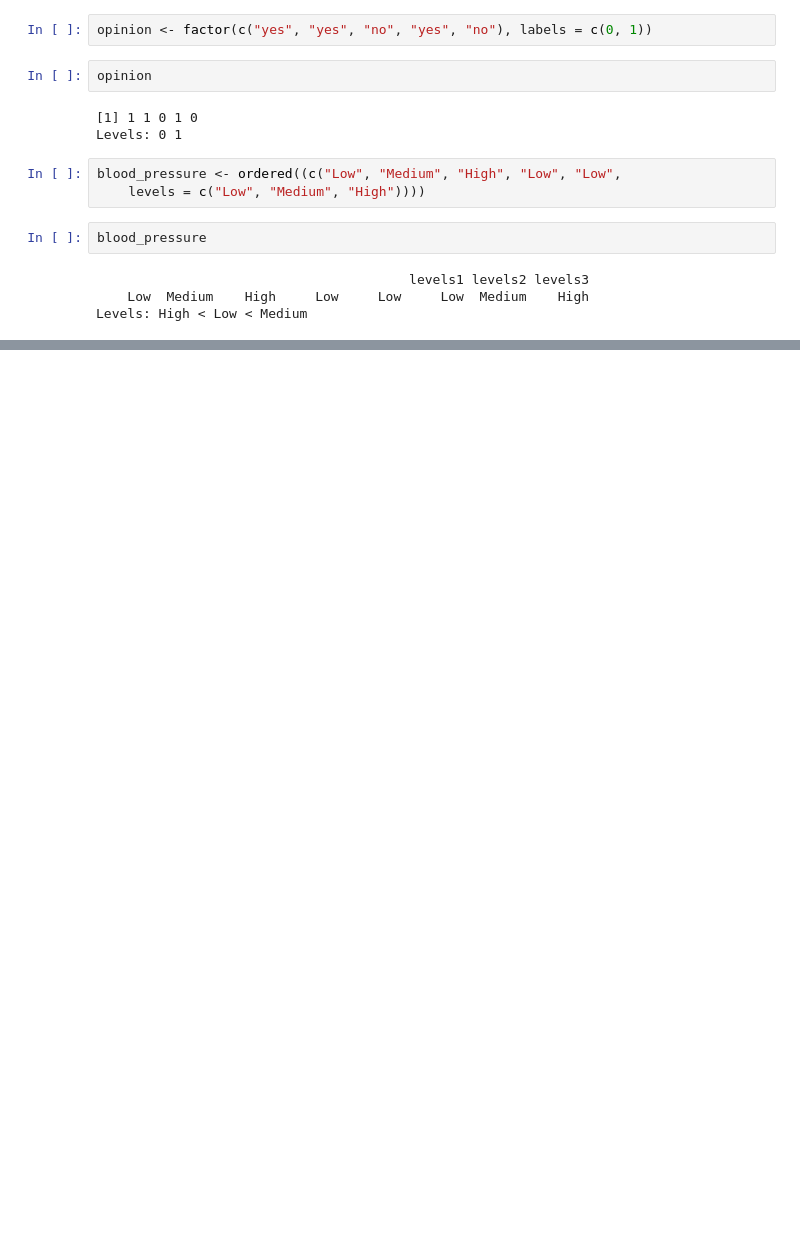
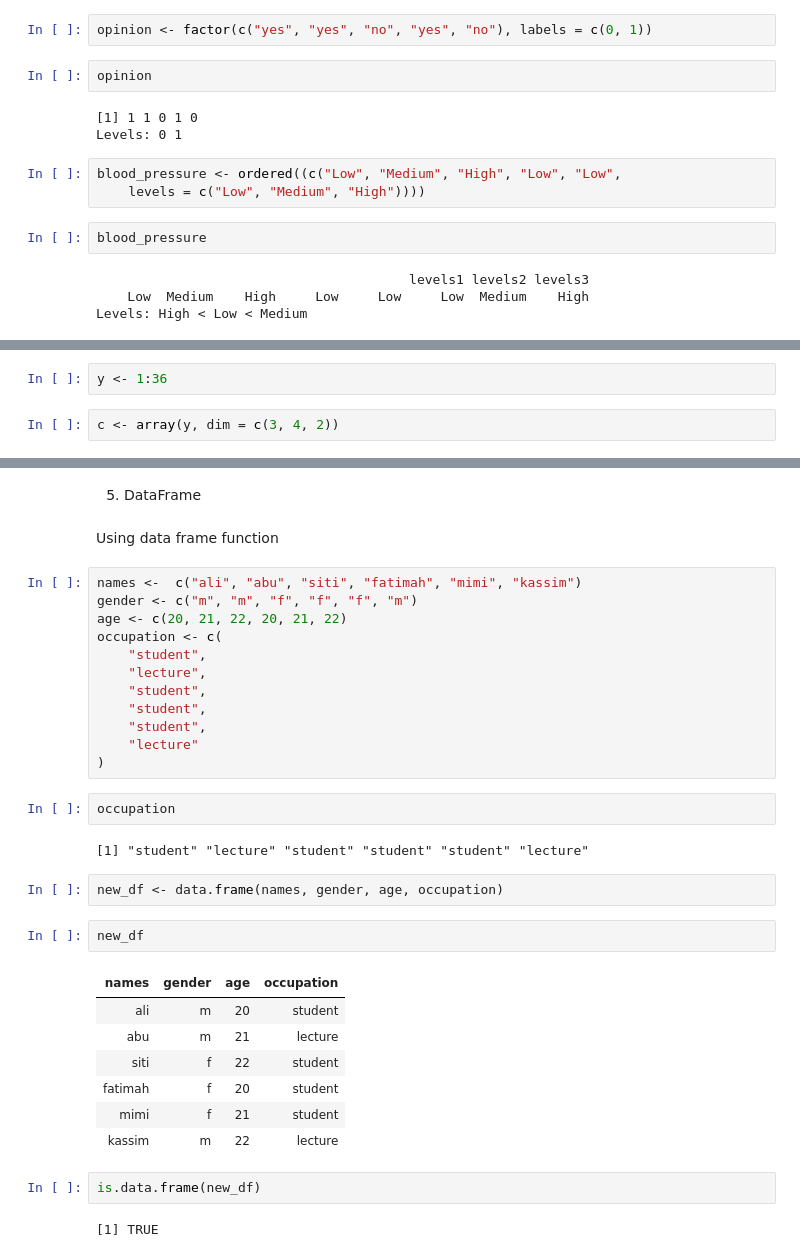
Before and after one commit to bedezub/intro-to-R, a Jupyter notebook: data_structure.ipynb, the cells around one changed output, grey strips where cells are left out. Drawn from its saved outputs; the diff is of its cells as text; blank space fills up the shorter version.

```diff
--- a/data_structure.ipynb
+++ b/data_structure.ipynb
@@ -191,0 +426,4 @@ Levels: High < Low < Medium
+# %%
+y <- 1:36
+# %%
+c <- array(y, dim = c(3, 4, 2))
@@ -191,0 +446,36 @@ Levels: High < Low < Medium
+# %% [markdown]
+5) DataFrame
+# %% [markdown]
+Using data frame function
+# %%
+names <-  c("ali", "abu", "siti", "fatimah", "mimi", "kassim")
+gender <- c("m", "m", "f", "f", "f", "m")
+age <- c(20, 21, 22, 20, 21, 22)
+occupation <- c(
+    "student",
+    "lecture",
+    "student",
+    "student",
+    "student",
+    "lecture"
+)
+# %%
+occupation
+# %% [output]
+[1] "student" "lecture" "student" "student" "student" "lecture"
+# %%
+new_df <- data.frame(names, gender, age, occupation)
+# %%
+new_df
+# %% [output]
+| names | gender | age | occupation |
+| ali | m | 20 | student |
+| abu | m | 21 | lecture |
+| siti | f | 22 | student |
+| fatimah | f | 20 | student |
+| mimi | f | 21 | student |
+| kassim | m | 22 | lecture |
+# %%
+is.data.frame(new_df)
+# %% [output]
+[1] TRUE
```
Also changed, not shown: parts of 79 cells of this notebook.
